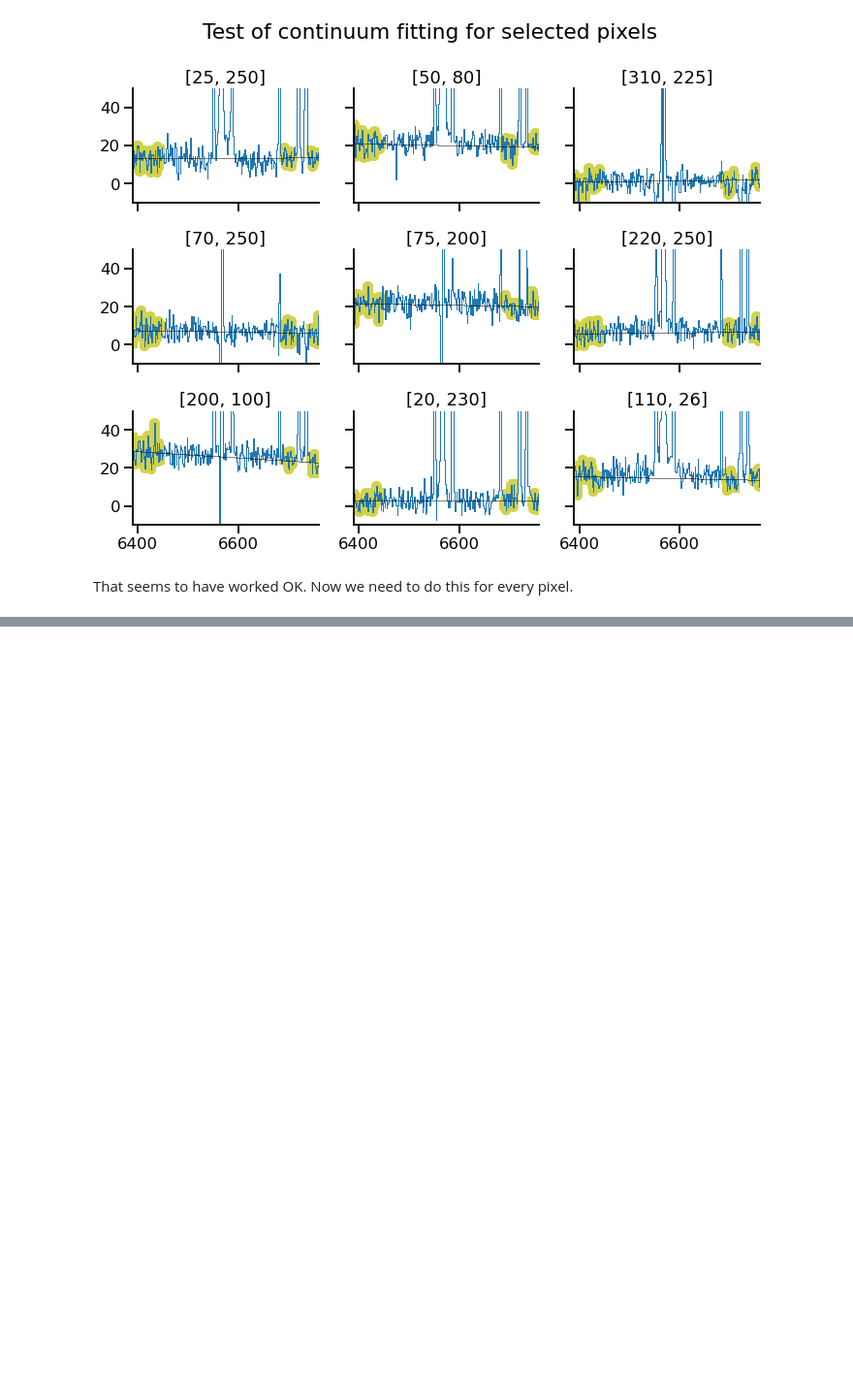
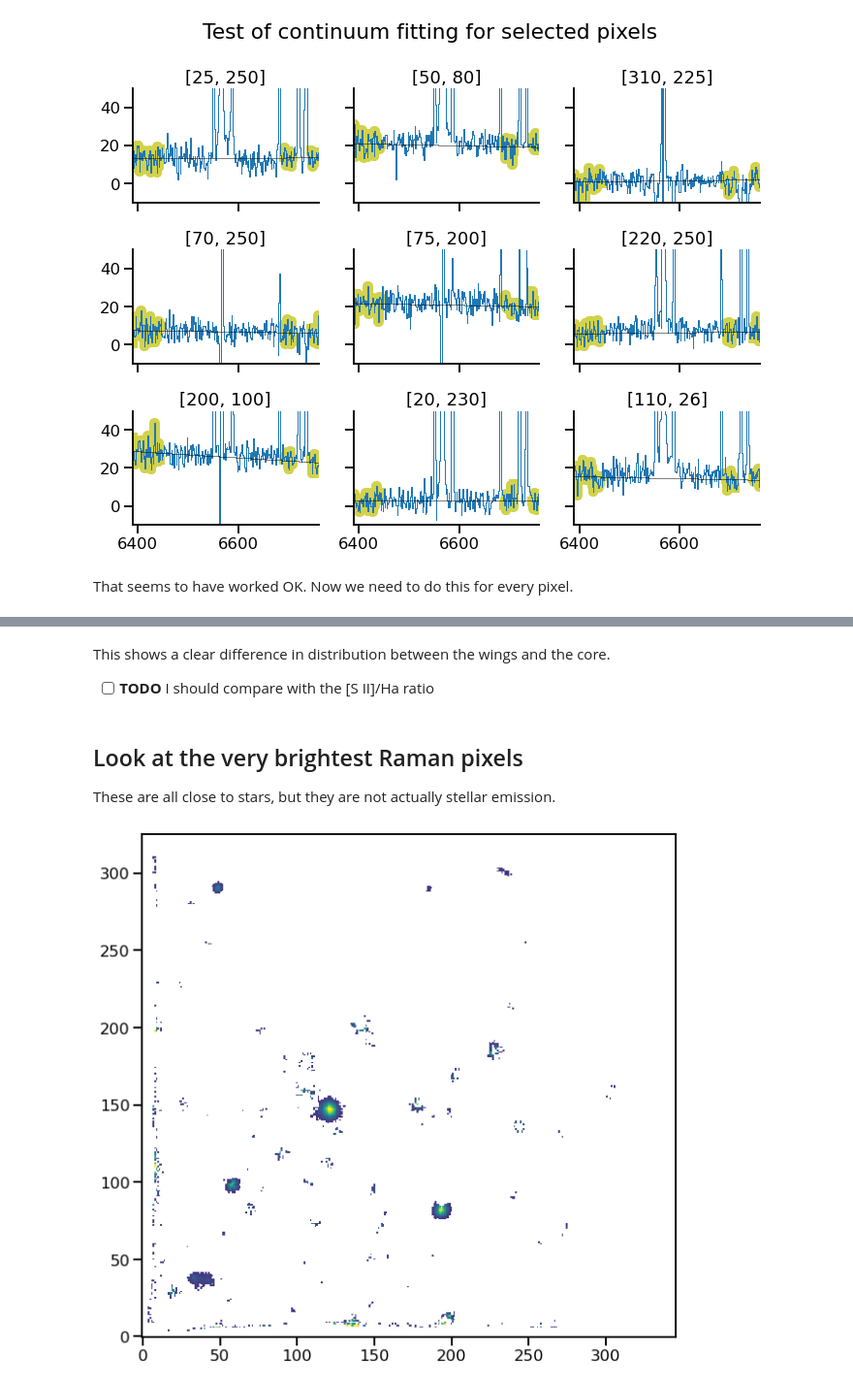
Before and after one commit to will-henney/muse-hii-regions, a Jupyter notebook: notebooks/02-00-raman-wings.ipynb, the cells around one changed output, grey strips where cells are left out. Shown at 97% size. Cells and saved outputs as stored; diff of their text form; code cells hidden in the pictures; blank space fills up the shorter version.

```diff
--- a/notebooks/02-00-raman-wings.ipynb
+++ b/notebooks/02-00-raman-wings.ipynb
@@ -599,0 +556,32 @@ ax.set(ylim=[-1e5, 5e5]);
+# %% [markdown]
+This shows a clear difference in distribution between the wings and the core.
+
+- [ ] **TODO** I should compare with the [S II]/Ha ratio
+# %% [markdown]
+## Look at the very brightest Raman pixels
+
+These are all close to stars, but they are not actually stellar emission.
+# %%
+cube_select = spec4fit - cont_cube
+brightest_wing = redsum.data > 200.0
+cube_select.mask = cube_select.mask | ~brightest_wing
+
+# Trim off noisy bands close to edges
+cube_select.mask[:, :, 310:] = True
+#cube_select.mask[:, :10, :] = True
+#cube_select.mask[:, :, :15] = True
+cube_select.mask[:, -15:, :] = True
+
+cont_cube_select = cont_cube.copy()
+cont_cube_select.mask = cube_select.mask
+
+lam1, lam2 = bands["R040"][0], bands["R058"][1]
+
+fig, ax = plt.subplots(figsize=(10, 10))
+(cube_select
+ .select_lambda(lam1, lam2)
+ .sum(axis=0)
+ .plot(vmin=0, vmax=10000, scale="sqrt")
+);
+# %% [output]
+[figure, added]
```
Also changed, not shown: parts of 73 cells of this notebook, 12 other files.
